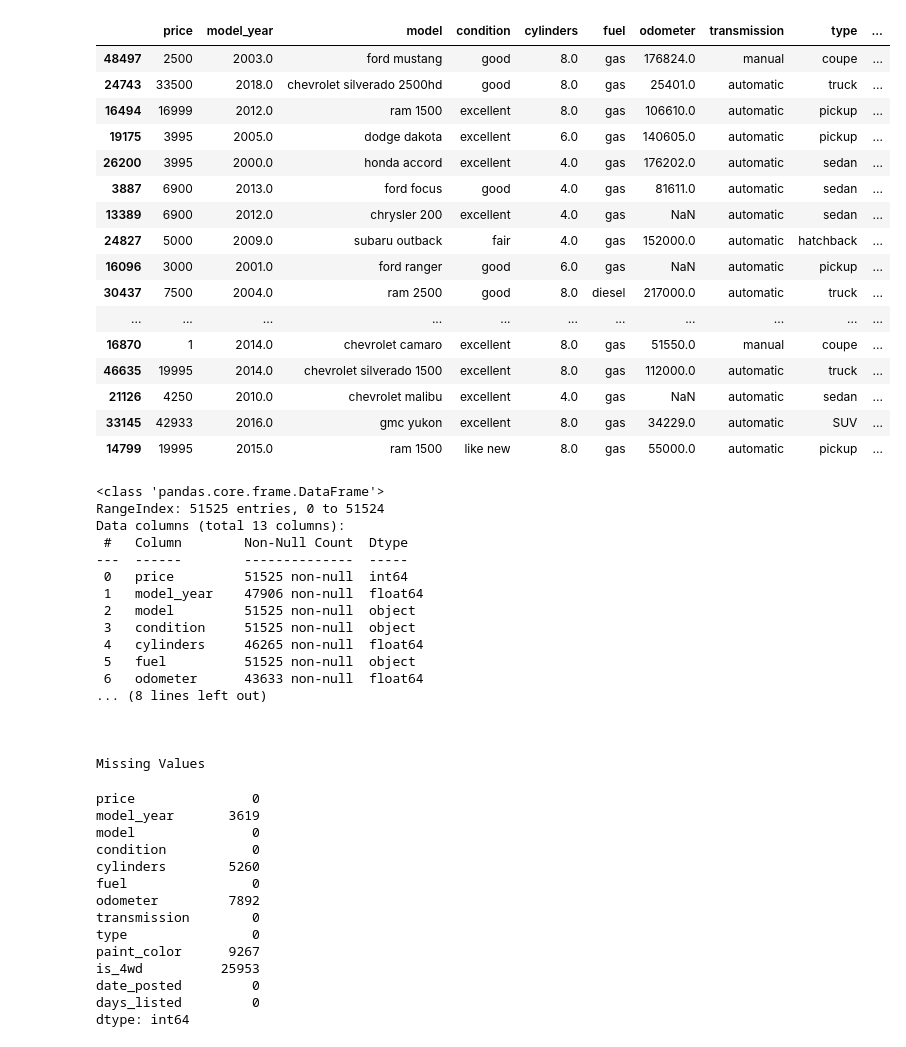
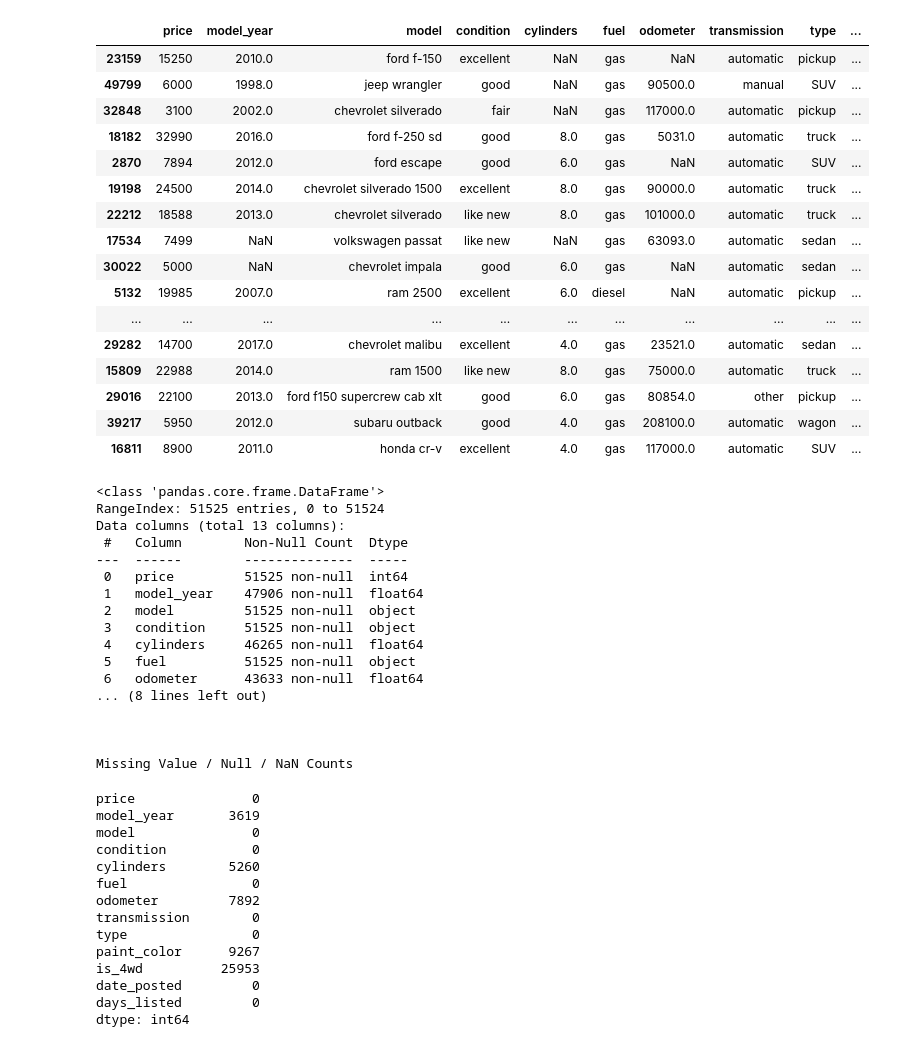
Before and after one commit to MelvicTN/SW_Development_Tool, a Jupyter notebook: EDA.ipynb, the cells around one changed output. Saved outputs shown, nothing was run; the diff lists cells and outputs as text; code cells hidden in the pictures.

```diff
--- a/EDA.ipynb
+++ b/EDA.ipynb
@@ -14,34 +41,35 @@ except:
 # %%
-# PREVIEW DATA
+# EDA - preview data
 
-display(vehicles_df.sample(20))
+display(vehicles_df.sample(50))
 # %% [output]
 |  | price | model_year | model | condition | cylinders | fuel | odometer | transmission | type | ... |
-| 48497 | 2500 | 2003.0 | ford mustang | good | 8.0 | gas | 176824.0 | manual | coupe | ... |
-| 24743 | 33500 | 2018.0 | chevrolet silverado 2500hd | good | 8.0 | gas | 25401.0 | automatic | truck | ... |
-| 16494 | 16999 | 2012.0 | ram 1500 | excellent | 8.0 | gas | 106610.0 | automatic | pickup | ... |
-| 19175 | 3995 | 2005.0 | dodge dakota | excellent | 6.0 | gas | 140605.0 | automatic | pickup | ... |
-| 26200 | 3995 | 2000.0 | honda accord | excellent | 4.0 | gas | 176202.0 | automatic | sedan | ... |
-| 3887 | 6900 | 2013.0 | ford focus | good | 4.0 | gas | 81611.0 | automatic | sedan | ... |
-| 13389 | 6900 | 2012.0 | chrysler 200 | excellent | 4.0 | gas | NaN | automatic | sedan | ... |
-| 24827 | 5000 | 2009.0 | subaru outback | fair | 4.0 | gas | 152000.0 | automatic | hatchback | ... |
-| 16096 | 3000 | 2001.0 | ford ranger | good | 6.0 | gas | NaN | automatic | pickup | ... |
-| 30437 | 7500 | 2004.0 | ram 2500 | good | 8.0 | diesel | 217000.0 | automatic | truck | ... |
+| 23159 | 15250 | 2010.0 | ford f-150 | excellent | NaN | gas | NaN | automatic | pickup | ... |
+| 49799 | 6000 | 1998.0 | jeep wrangler | good | NaN | gas | 90500.0 | manual | SUV | ... |
+| 32848 | 3100 | 2002.0 | chevrolet silverado | fair | NaN | gas | 117000.0 | automatic | pickup | ... |
+| 18182 | 32990 | 2016.0 | ford f-250 sd | good | 8.0 | gas | 5031.0 | automatic | truck | ... |
+| 2870 | 7894 | 2012.0 | ford escape | good | 6.0 | gas | NaN | automatic | SUV | ... |
+| 19198 | 24500 | 2014.0 | chevrolet silverado 1500 | excellent | 8.0 | gas | 90000.0 | automatic | truck | ... |
+| 22212 | 18588 | 2013.0 | chevrolet silverado | like new | 8.0 | gas | 101000.0 | automatic | truck | ... |
+| 17534 | 7499 | NaN | volkswagen passat | like new | NaN | gas | 63093.0 | automatic | sedan | ... |
+| 30022 | 5000 | NaN | chevrolet impala | good | 6.0 | gas | NaN | automatic | sedan | ... |
+| 5132 | 19985 | 2007.0 | ram 2500 | excellent | 6.0 | diesel | NaN | automatic | pickup | ... |
 | ... | ... | ... | ... | ... | ... | ... | ... | ... | ... | ... |
-| 16870 | 1 | 2014.0 | chevrolet camaro | excellent | 8.0 | gas | 51550.0 | manual | coupe | ... |
-| 46635 | 19995 | 2014.0 | chevrolet silverado 1500 | excellent | 8.0 | gas | 112000.0 | automatic | truck | ... |
-| 21126 | 4250 | 2010.0 | chevrolet malibu | excellent | 4.0 | gas | NaN | automatic | sedan | ... |
-| 33145 | 42933 | 2016.0 | gmc yukon | excellent | 8.0 | gas | 34229.0 | automatic | SUV | ... |
-| 14799 | 19995 | 2015.0 | ram 1500 | like new | 8.0 | gas | 55000.0 | automatic | pickup | ... |
+| 29282 | 14700 | 2017.0 | chevrolet malibu | excellent | 4.0 | gas | 23521.0 | automatic | sedan | ... |
+| 15809 | 22988 | 2014.0 | ram 1500 | like new | 8.0 | gas | 75000.0 | automatic | truck | ... |
+| 29016 | 22100 | 2013.0 | ford f150 supercrew cab xlt | good | 6.0 | gas | 80854.0 | other | pickup | ... |
+| 39217 | 5950 | 2012.0 | subaru outback | good | 4.0 | gas | 208100.0 | automatic | wagon | ... |
+| 16811 | 8900 | 2011.0 | honda cr-v | excellent | 4.0 | gas | 117000.0 | automatic | SUV | ... |
 # %%
 # EDA - check for nulls/NaN/missing values
 
+# view & identify dataframe attributes with null/missing values
 vehicles_df.info()
 print('\n\n')
 
-
-print('Missing Values')
-vehicles_df.isna().sum()
+# counts of missing values, nulls, NaNs
+print('Missing Value / Null / NaN Counts')
+display(vehicles_df.isna().sum())
 # %% [output]
 <class 'pandas.core.frame.DataFrame'>
 RangeIndex: 51525 entries, 0 to 51524
@@ -59,7 +87,7 @@ Data columns (total 13 columns):
 
 
 
-Missing Values
+Missing Value / Null / NaN Counts
 price               0
 model_year       3619
 model               0
```
Also changed, not shown: parts of 9 cells of this notebook.
